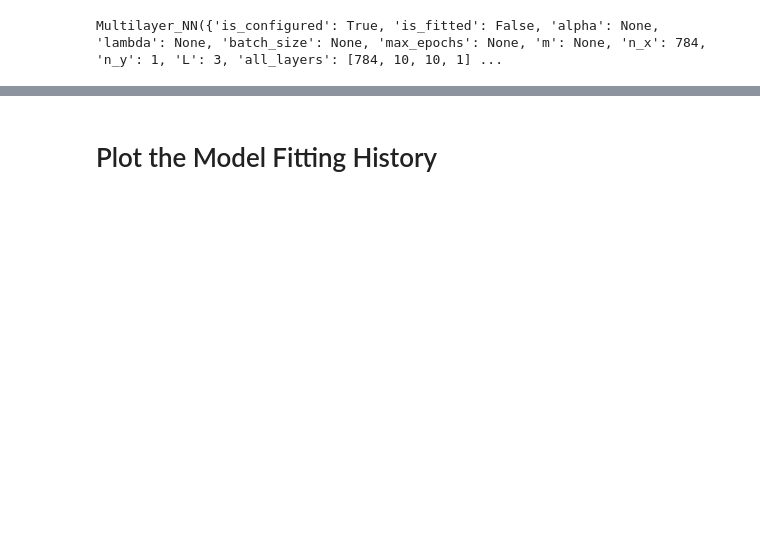
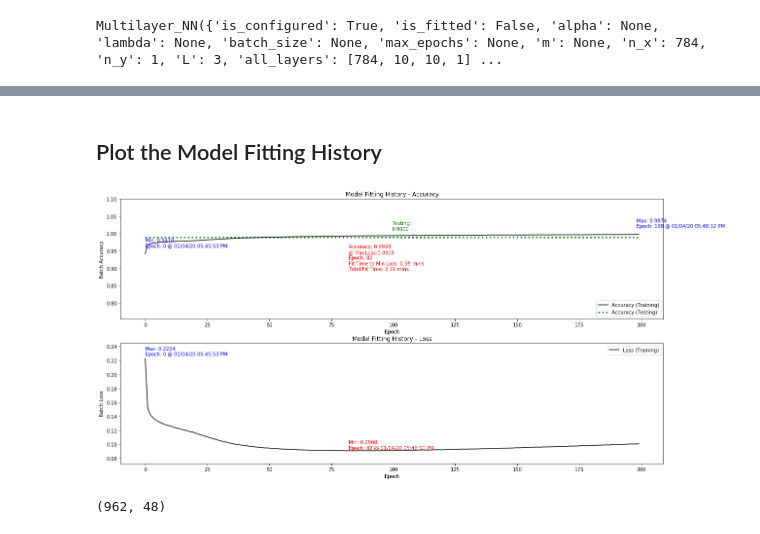
Before and after one commit to daddyjab/DL_Notes, a Jupyter notebook: 04-DL-Adam_Optimization.ipynb, the cells around one changed output, grey strips where cells are left out. Saved outputs shown, nothing was run; the diff lists cells and outputs as text; code cells hidden in the pictures; blank space fills up the shorter version.

Commit message:
Revised plotting for specifying file name for figs

```diff
--- a/04-DL-Adam_Optimization.ipynb
+++ b/04-DL-Adam_Optimization.ipynb
@@ -557,7 +561,7 @@ np.random.seed(3)
 # Use the fit() method to fit the model to the training data
 # NOTE: Must use transpose of X and y to ensure # of examples is in dimension 1 (vs. 0)
 model.fit(X_train_scaled.T, y_train_encoded.T,
-          a_alpha=0.05, a_lambda=1.0, a_batch_size=1000, a_max_epochs=400,
+          a_alpha=0.05, a_lambda=1.0, a_batch_size=500, a_max_epochs=200,
           a_optim='gd')
 model
 # %% [output]
@@ -592,10 +621,14 @@ print(f"\tProbability of Predicting Correctly when Actual Label is Not the Targe
 # %% [markdown]
-# Plot the Model Fitting History
+## Plot the Model Fitting History
 # %%
 fit_results = model.get_hist()
-plot_fit_history(fit_results, eval_test )
+plot_fit_history(fit_results, a_valid_info=eval_test, a_filename="DL-04-Figure-01-Model_Fit_History-GD.png" )
+# %% [output]
+[figure, added]
 # %%
 r_df = pd.DataFrame( {'Predicted': y_pred_test.reshape(-1), 'Actual': y_act_test.reshape(-1) } )
 r_df['Correct'] = r_df['Predicted'] == r_df['Actual']
 
 len(r_df[ (r_df['Actual'] == 1) & (r_df['Correct'] == True) ]), len(r_df[ (r_df['Actual'] == 1) & (r_df['Correct'] == False) ])
+# %% [output]
+(962, 48)
```
Also changed, not shown: parts of 7 cells of this notebook, 3 other files.
